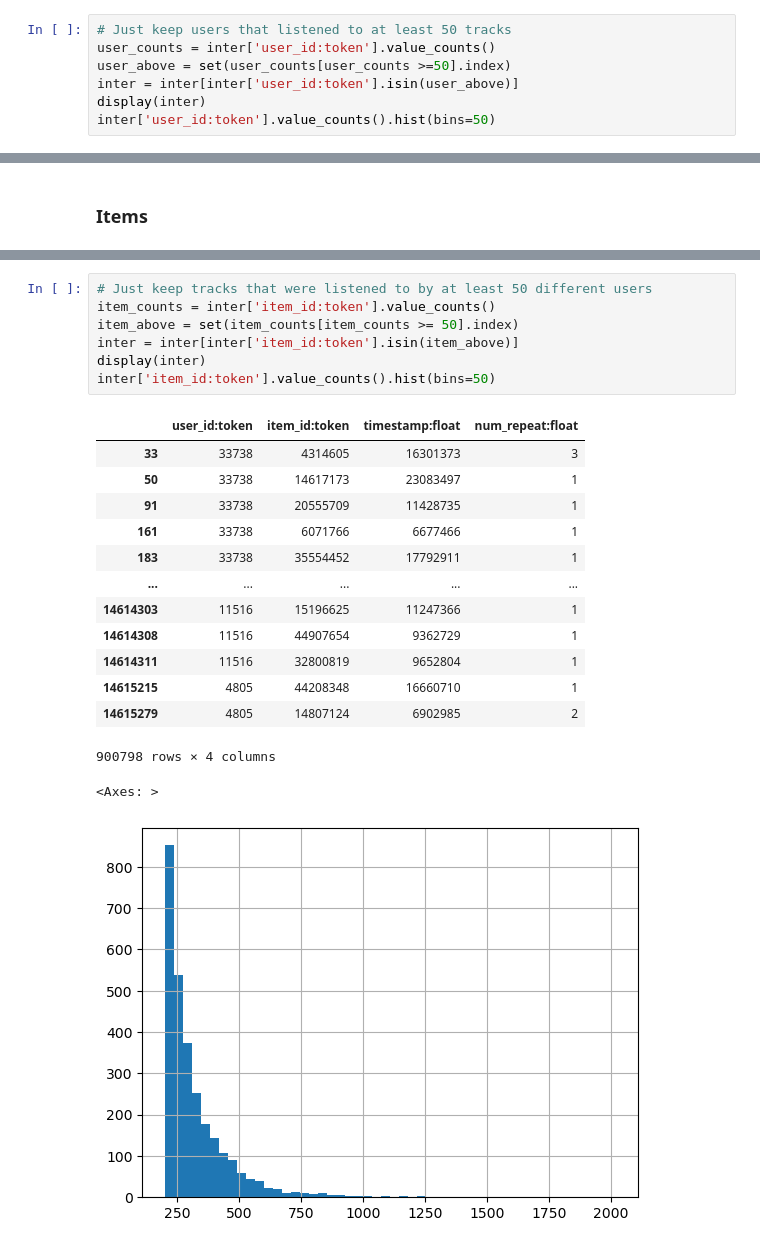
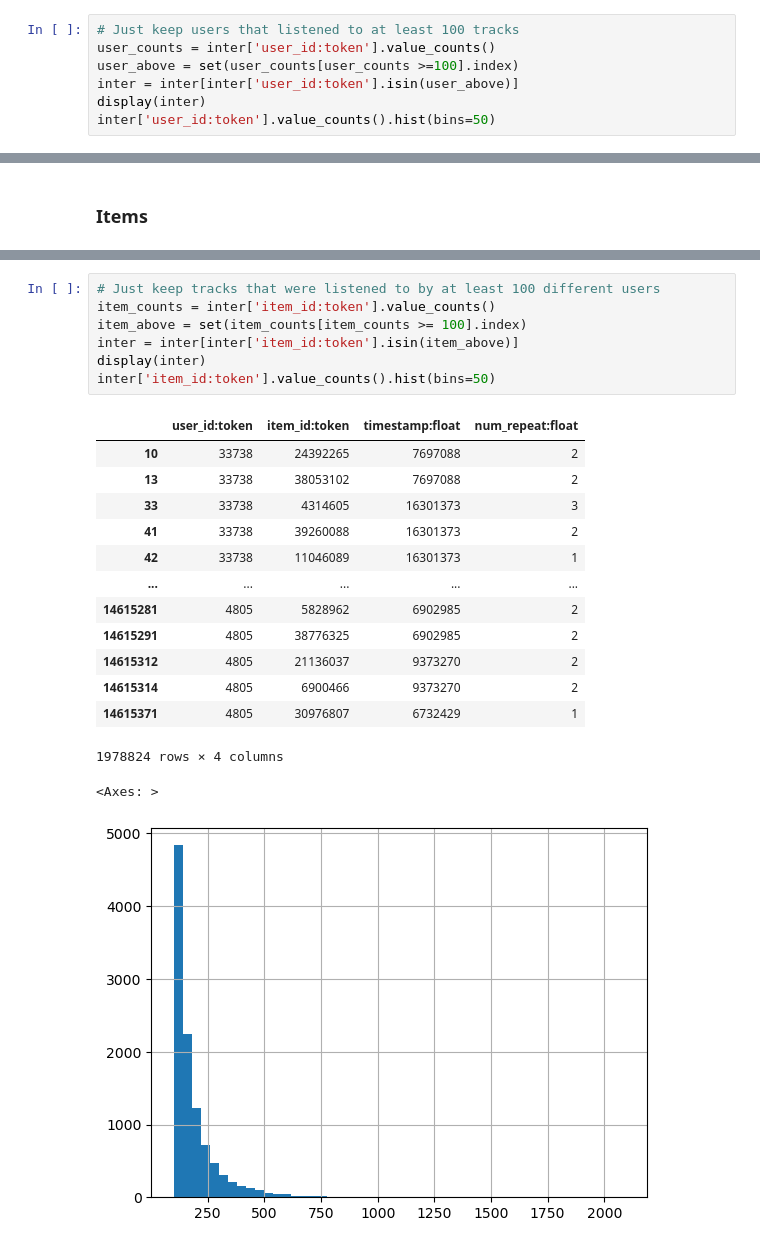
Before and after one commit to m-wallner/ProtoVQ-VAE, a Jupyter notebook: data_exploration_preprocessing.ipynb, the cells around one changed output, grey strips where cells are left out. Cells and saved outputs as stored; diff of their text form.

```diff
--- a/data_exploration_preprocessing.ipynb
+++ b/data_exploration_preprocessing.ipynb
@@ -197,9 +209,9 @@ inter['user_id:token'].value_counts().hist(bins=50)
 <Axes: >
 [figure]
 # %%
-# Just keep users that listened to at least 50 tracks
+# Just keep users that listened to at least 100 tracks
 user_counts = inter['user_id:token'].value_counts()
-user_above = set(user_counts[user_counts >=50].index)
+user_above = set(user_counts[user_counts >=100].index)
 inter = inter[inter['user_id:token'].isin(user_above)]
 display(inter)
 inter['user_id:token'].value_counts().hist(bins=50)
@@ -243,26 +255,26 @@ Name: count, Length: 3623297, dtype: int64
 # %%
-# Just keep tracks that were listened to by at least 50 different users
+# Just keep tracks that were listened to by at least 100 different users
 item_counts = inter['item_id:token'].value_counts()
-item_above = set(item_counts[item_counts >= 50].index)
+item_above = set(item_counts[item_counts >= 100].index)
 inter = inter[inter['item_id:token'].isin(item_above)]
 display(inter)
 inter['item_id:token'].value_counts().hist(bins=50)
 # %% [output]
 |  | user_id:token | item_id:token | timestamp:float | num_repeat:float |
+| 10 | 33738 | 24392265 | 7697088 | 2 |
+| 13 | 33738 | 38053102 | 7697088 | 2 |
 | 33 | 33738 | 4314605 | 16301373 | 3 |
-| 50 | 33738 | 14617173 | 23083497 | 1 |
-| 91 | 33738 | 20555709 | 11428735 | 1 |
-| 161 | 33738 | 6071766 | 6677466 | 1 |
-| 183 | 33738 | 35554452 | 17792911 | 1 |
+| 41 | 33738 | 39260088 | 16301373 | 2 |
+| 42 | 33738 | 11046089 | 16301373 | 1 |
 | ... | ... | ... | ... | ... |
-| 14614303 | 11516 | 15196625 | 11247366 | 1 |
-| 14614308 | 11516 | 44907654 | 9362729 | 1 |
-| 14614311 | 11516 | 32800819 | 9652804 | 1 |
-| 14615215 | 4805 | 44208348 | 16660710 | 1 |
-| 14615279 | 4805 | 14807124 | 6902985 | 2 |
+| 14615281 | 4805 | 5828962 | 6902985 | 2 |
+| 14615291 | 4805 | 38776325 | 6902985 | 2 |
+| 14615312 | 4805 | 21136037 | 9373270 | 2 |
+| 14615314 | 4805 | 6900466 | 9373270 | 2 |
+| 14615371 | 4805 | 30976807 | 6732429 | 1 |
-900798 rows × 4 columns
+1978824 rows × 4 columns
 <Axes: >
-[figure, old version]
+[figure, new version]
 # %%
 print(f"Unique users after cleansing: {len(inter['user_id:token'].unique())}")
 print(f"Unique tracks after cleansing: {len(inter['item_id:token'].unique())}")
```
Also changed, not shown: parts of 5 cells of this notebook.
